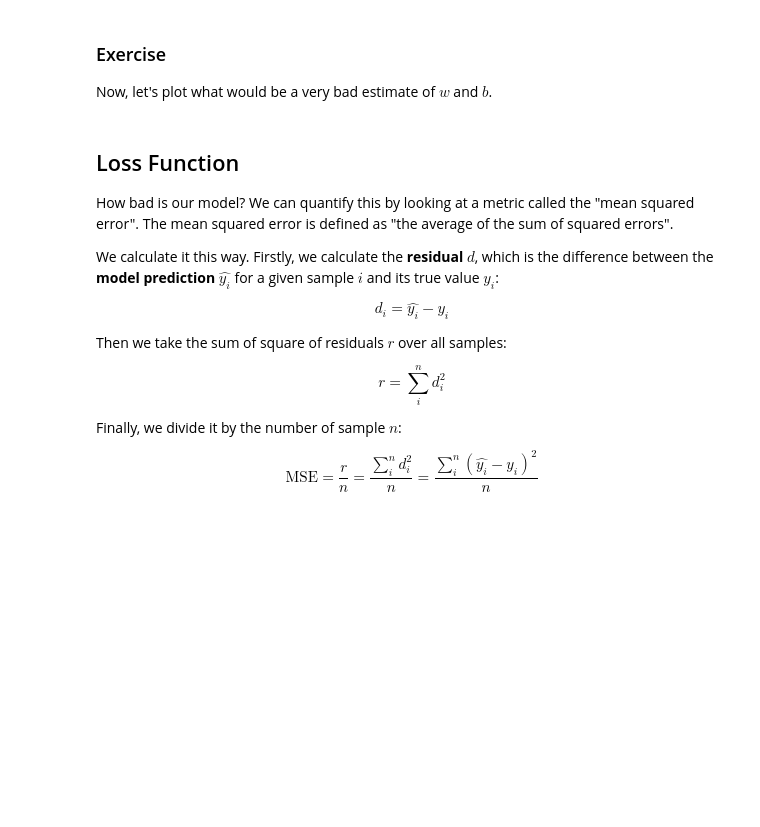
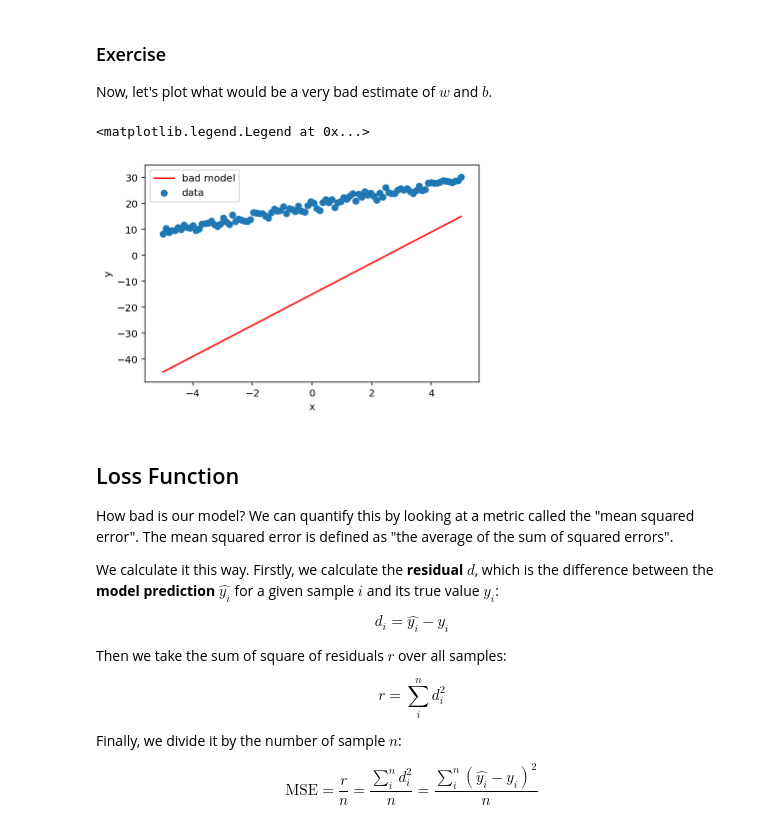
Before and after one commit to lame/dl-workshop, a Jupyter notebook: docs/tutorial-student.ipynb, the cells around one changed output. Cells and saved outputs as stored; diff of their text form; code cells hidden in the pictures; blank space fills up the shorter version.

```diff
--- a/docs/tutorial-student.ipynb
+++ b/docs/tutorial-student.ipynb
@@ -69,14 +75,17 @@ plt.ylabel('y')
 Now, let's plot what would be a very bad estimate of $w$ and $b$.
 # %%
 # Plot a very bad estimate
-w = _____  # exercise: fill in a bad value for w
-b = _____   # exercise: fill in a bad value for b
-y_est = _____  # exercise: fill in the equation.
+w = 6  # exercise: fill in a bad value for w
+b = -15   # exercise: fill in a bad value for b
+y_est = w * x + b  # exercise: fill in the equation.
 plt.plot(x, y_est, color='red', label='bad model')
 plt.scatter(x, y, label='data')
 plt.xlabel('x')
 plt.ylabel('y')
 plt.legend()
+# %% [output]
+<matplotlib.legend.Legend at 0x...>
+[figure, added]
 # %% [markdown]
 ## Loss Function
 
```
Also changed, not shown: parts of 31 cells of this notebook.
